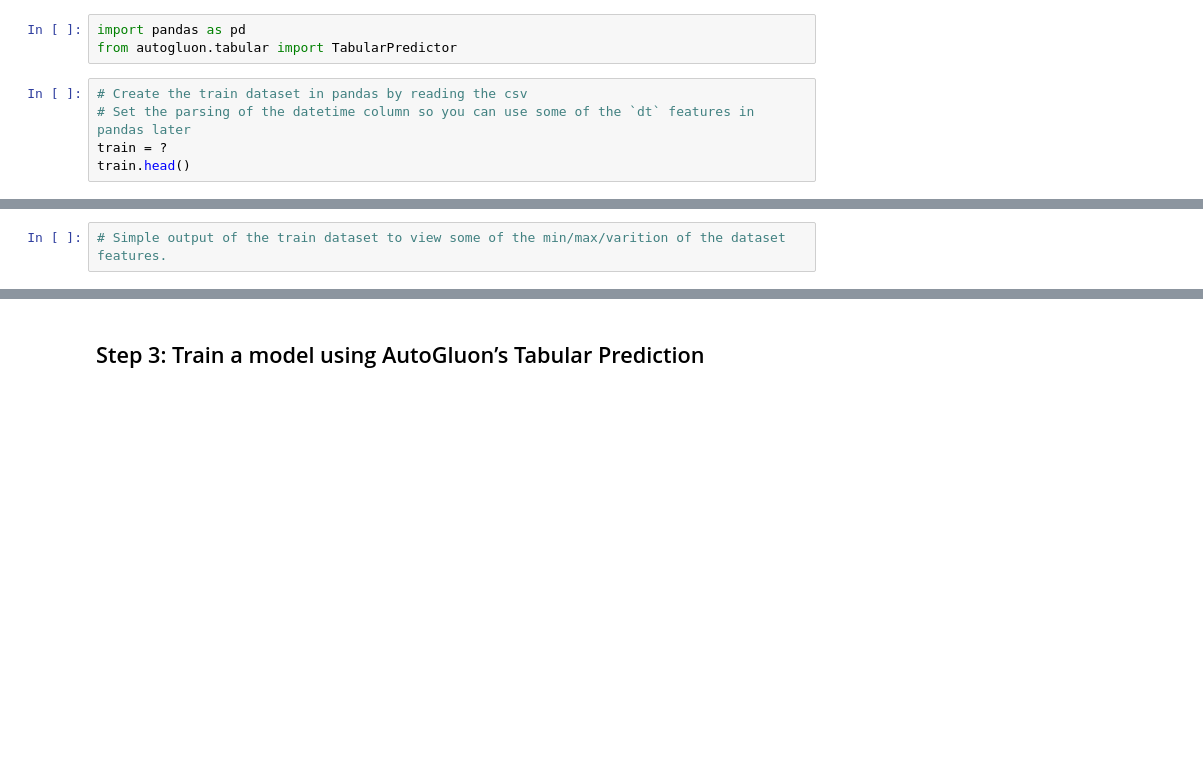
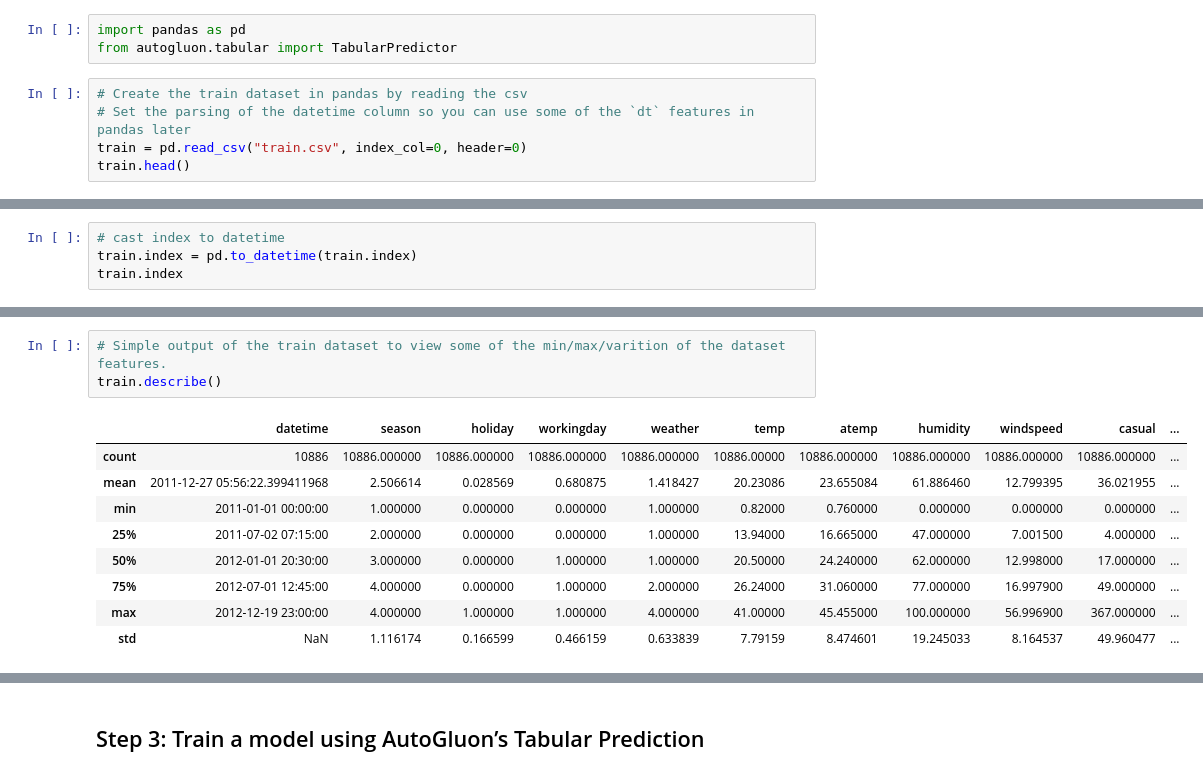
Before and after one commit to schalafi/Predict-Bike-Sharing-Demand-with-Machine-Learning, a Jupyter notebook: project/project-template.ipynb, the cells around one changed output, grey strips where cells are left out. Cells and saved outputs as stored; diff of their text form; blank space fills up the shorter version.

Commit message:
prepare train data and makke predicitions on test data

```diff
--- a/project/project-template.ipynb
+++ b/project/project-template.ipynb
@@ -103,5 +165,5 @@ from autogluon.tabular import TabularPredictor
 # %%
 # Create the train dataset in pandas by reading the csv
 # Set the parsing of the datetime column so you can use some of the `dt` features in pandas later
-train = ?
+train = pd.read_csv("train.csv", index_col=0, header=0)
 train.head()
@@ -107,0 +210,4 @@ train.head()
+# %%
+# cast index to datetime
+train.index = pd.to_datetime(train.index)
+train.index
@@ -108,4 +242,15 @@ train.head()
 # %%
 # Simple output of the train dataset to view some of the min/max/varition of the dataset features.
+train.describe()
+# %% [output]
+|  | datetime | season | holiday | workingday | weather | temp | atemp | humidity | windspeed | casual | ... |
+| count | 10886 | 10886.000000 | 10886.000000 | 10886.000000 | 10886.000000 | 10886.00000 | 10886.000000 | 10886.000000 | 10886.000000 | 10886.000000 | ... |
+| mean | 2011-12-27 05:56:22.399411968 | 2.506614 | 0.028569 | 0.680875 | 1.418427 | 20.23086 | 23.655084 | 61.886460 | 12.799395 | 36.021955 | ... |
+| min | 2011-01-01 00:00:00 | 1.000000 | 0.000000 | 0.000000 | 1.000000 | 0.82000 | 0.760000 | 0.000000 | 0.000000 | 0.000000 | ... |
+| 25% | 2011-07-02 07:15:00 | 2.000000 | 0.000000 | 0.000000 | 1.000000 | 13.94000 | 16.665000 | 47.000000 | 7.001500 | 4.000000 | ... |
+| 50% | 2012-01-01 20:30:00 | 3.000000 | 0.000000 | 1.000000 | 1.000000 | 20.50000 | 24.240000 | 62.000000 | 12.998000 | 17.000000 | ... |
+| 75% | 2012-07-01 12:45:00 | 4.000000 | 0.000000 | 1.000000 | 2.000000 | 26.24000 | 31.060000 | 77.000000 | 16.997900 | 49.000000 | ... |
+| max | 2012-12-19 23:00:00 | 4.000000 | 1.000000 | 1.000000 | 4.000000 | 41.00000 | 45.455000 | 100.000000 | 56.996900 | 367.000000 | ... |
+| std | NaN | 1.116174 | 0.166599 | 0.466159 | 0.633839 | 7.79159 | 8.474601 | 19.245033 | 8.164537 | 49.960477 | ... |
 # %%
 # Create the test pandas dataframe in pandas by reading the csv, remember to parse the datetime!
```
Also changed, not shown: parts of 25 cells of this notebook.
